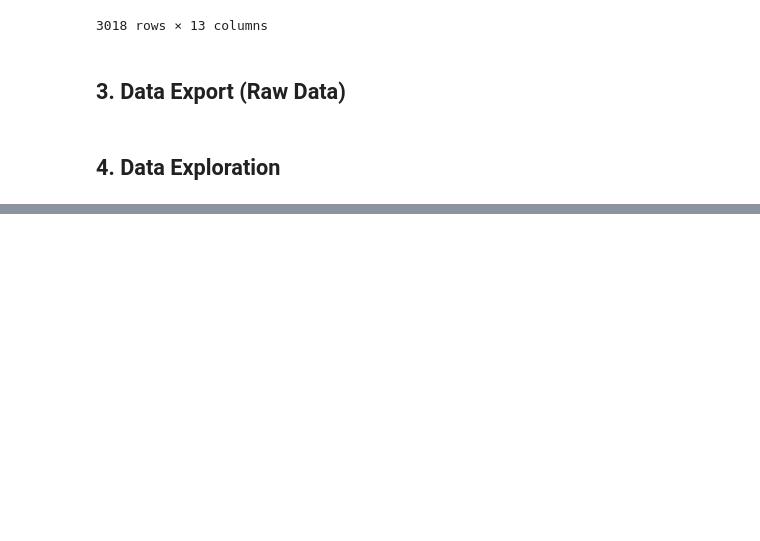
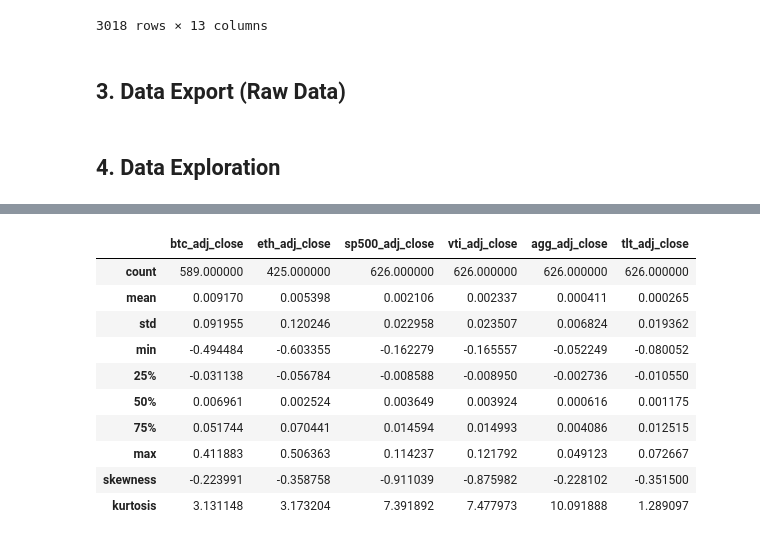
Before and after one commit to blurryskyx/DSE4211_Project, a Jupyter notebook: notebooks/data_prep.ipynb, the cells around one changed output, grey strips where cells are left out. Cells and saved outputs as stored; diff of their text form; code cells hidden in the pictures; blank space fills up the shorter version.

```diff
--- a/notebooks/data_prep.ipynb
+++ b/notebooks/data_prep.ipynb
@@ -289 +291,23 @@ stats.loc['kurtosis'] = log_weekly_data.kurtosis()
+# %%
+# Prepare weekly log returns
+log_weekly_returns= np.log(weekly_data / weekly_data.shift(1))
+log_weekly_returns
+
+# Descriptive Statistics
+log_weekly_returns_stats = log_weekly_returns.describe()
+log_weekly_returns_stats.loc['skewness'] = log_weekly_returns.skew()
+log_weekly_returns_stats.loc['kurtosis'] = log_weekly_returns.kurtosis()
+log_weekly_returns_stats
+# %% [output]
+|  | btc_adj_close | eth_adj_close | sp500_adj_close | vti_adj_close | agg_adj_close | tlt_adj_close |
+| count | 589.000000 | 425.000000 | 626.000000 | 626.000000 | 626.000000 | 626.000000 |
+| mean | 0.009170 | 0.005398 | 0.002106 | 0.002337 | 0.000411 | 0.000265 |
+| std | 0.091955 | 0.120246 | 0.022958 | 0.023507 | 0.006824 | 0.019362 |
+| min | -0.494484 | -0.603355 | -0.162279 | -0.165557 | -0.052249 | -0.080052 |
+| 25% | -0.031138 | -0.056784 | -0.008588 | -0.008950 | -0.002736 | -0.010550 |
+| 50% | 0.006961 | 0.002524 | 0.003649 | 0.003924 | 0.000616 | 0.001175 |
+| 75% | 0.051744 | 0.070441 | 0.014594 | 0.014993 | 0.004086 | 0.012515 |
+| max | 0.411883 | 0.506363 | 0.114237 | 0.121792 | 0.049123 | 0.072667 |
+| skewness | -0.223991 | -0.358758 | -0.911039 | -0.875982 | -0.228102 | -0.351500 |
+| kurtosis | 3.131148 | 3.173204 | 7.391892 | 7.477973 | 10.091888 | 1.289097 |
 # %%
```
Also changed, not shown: parts of 14 cells of this notebook, 3 other files.
